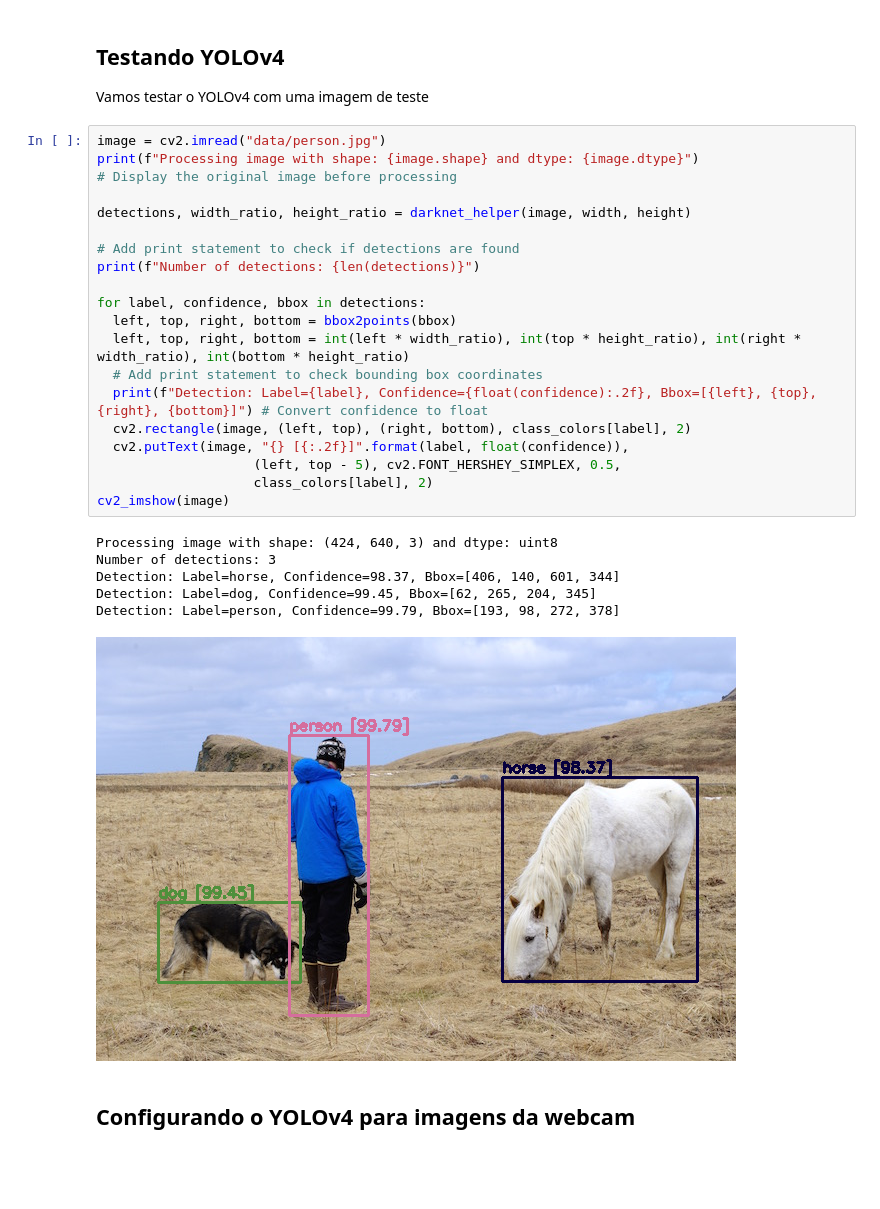
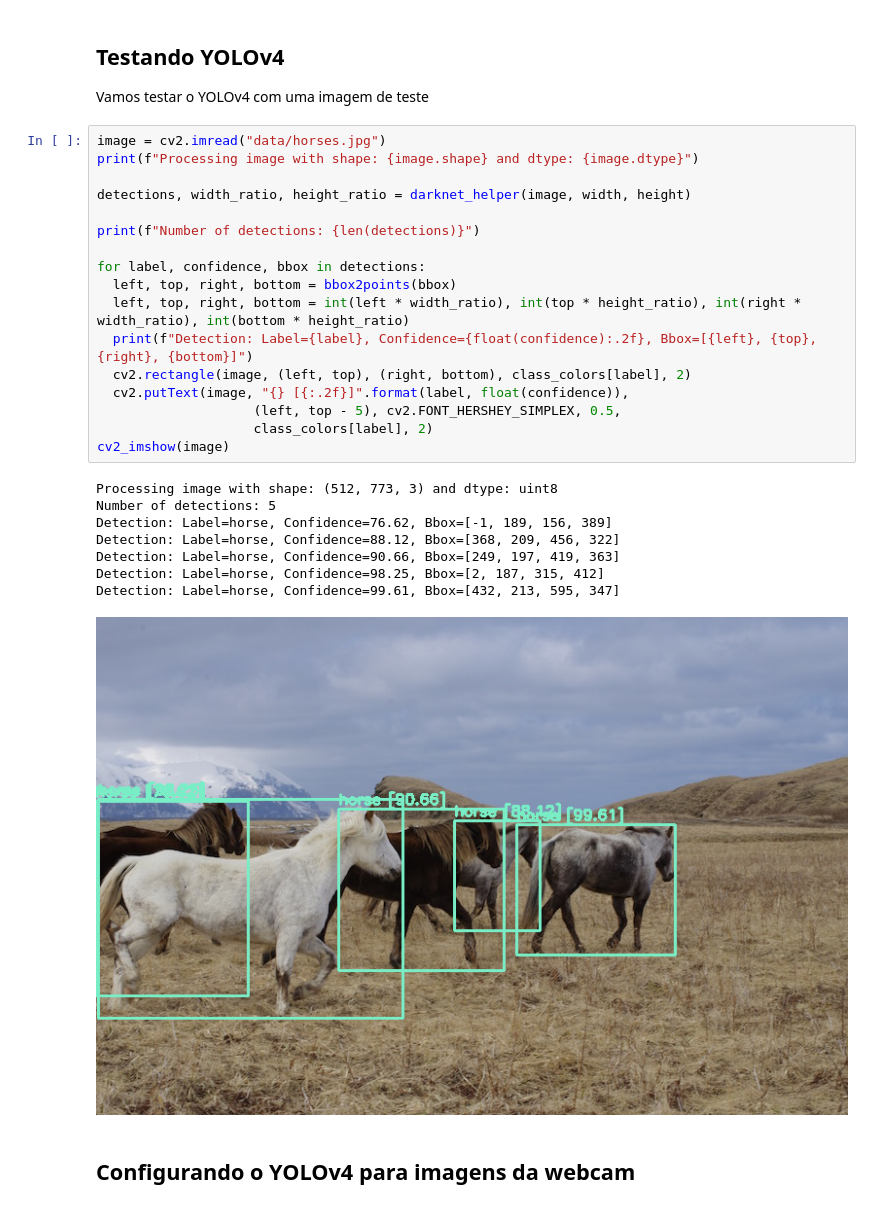
Before and after one commit to Davi-SC/reconhecimento-facial, a Jupyter notebook: reconhecimento_facial.ipynb, the cells around one changed output. Cells and saved outputs as stored; diff of their text form; blank space fills up the shorter version.

```diff
--- a/reconhecimento_facial.ipynb
+++ b/reconhecimento_facial.ipynb
@@ -161,32 +154,31 @@ def bbox2points(bbox):
 
 Vamos testar o YOLOv4 com uma imagem de teste
 # %%
-image = cv2.imread("data/person.jpg")
+image = cv2.imread("data/horses.jpg")
 print(f"Processing image with shape: {image.shape} and dtype: {image.dtype}")
-# Display the original image before processing
 
 detections, width_ratio, height_ratio = darknet_helper(image, width, height)
 
-# Add print statement to check if detections are found
 print(f"Number of detections: {len(detections)}")
 
 for label, confidence, bbox in detections:
   left, top, right, bottom = bbox2points(bbox)
   left, top, right, bottom = int(left * width_ratio), int(top * height_ratio), int(right * width_ratio), int(bottom * height_ratio)
-  # Add print statement to check bounding box coordinates
-  print(f"Detection: Label={label}, Confidence={float(confidence):.2f}, Bbox=[{left}, {top}, {right}, {bottom}]") # Convert confidence to float
+  print(f"Detection: Label={label}, Confidence={float(confidence):.2f}, Bbox=[{left}, {top}, {right}, {bottom}]")
   cv2.rectangle(image, (left, top), (right, bottom), class_colors[label], 2)
   cv2.putText(image, "{} [{:.2f}]".format(label, float(confidence)),
                     (left, top - 5), cv2.FONT_HERSHEY_SIMPLEX, 0.5,
                     class_colors[label], 2)
 cv2_imshow(image)
 # %% [output]
-Processing image with shape: (424, 640, 3) and dtype: uint8
-Number of detections: 3
-Detection: Label=horse, Confidence=98.37, Bbox=[406, 140, 601, 344]
-Detection: Label=dog, Confidence=99.45, Bbox=[62, 265, 204, 345]
-Detection: Label=person, Confidence=99.79, Bbox=[193, 98, 272, 378]
+Processing image with shape: (512, 773, 3) and dtype: uint8
+Number of detections: 5
+Detection: Label=horse, Confidence=76.62, Bbox=[-1, 189, 156, 389]
+Detection: Label=horse, Confidence=88.12, Bbox=[368, 209, 456, 322]
+Detection: Label=horse, Confidence=90.66, Bbox=[249, 197, 419, 363]
+Detection: Label=horse, Confidence=98.25, Bbox=[2, 187, 315, 412]
+Detection: Label=horse, Confidence=99.61, Bbox=[432, 213, 595, 347]
-[figure, old version]
+[figure, new version]
 # %% [markdown]
 ## Configurando o YOLOv4 para imagens da webcam
 # %%
```
Also changed, not shown: parts of 8 cells of this notebook.
